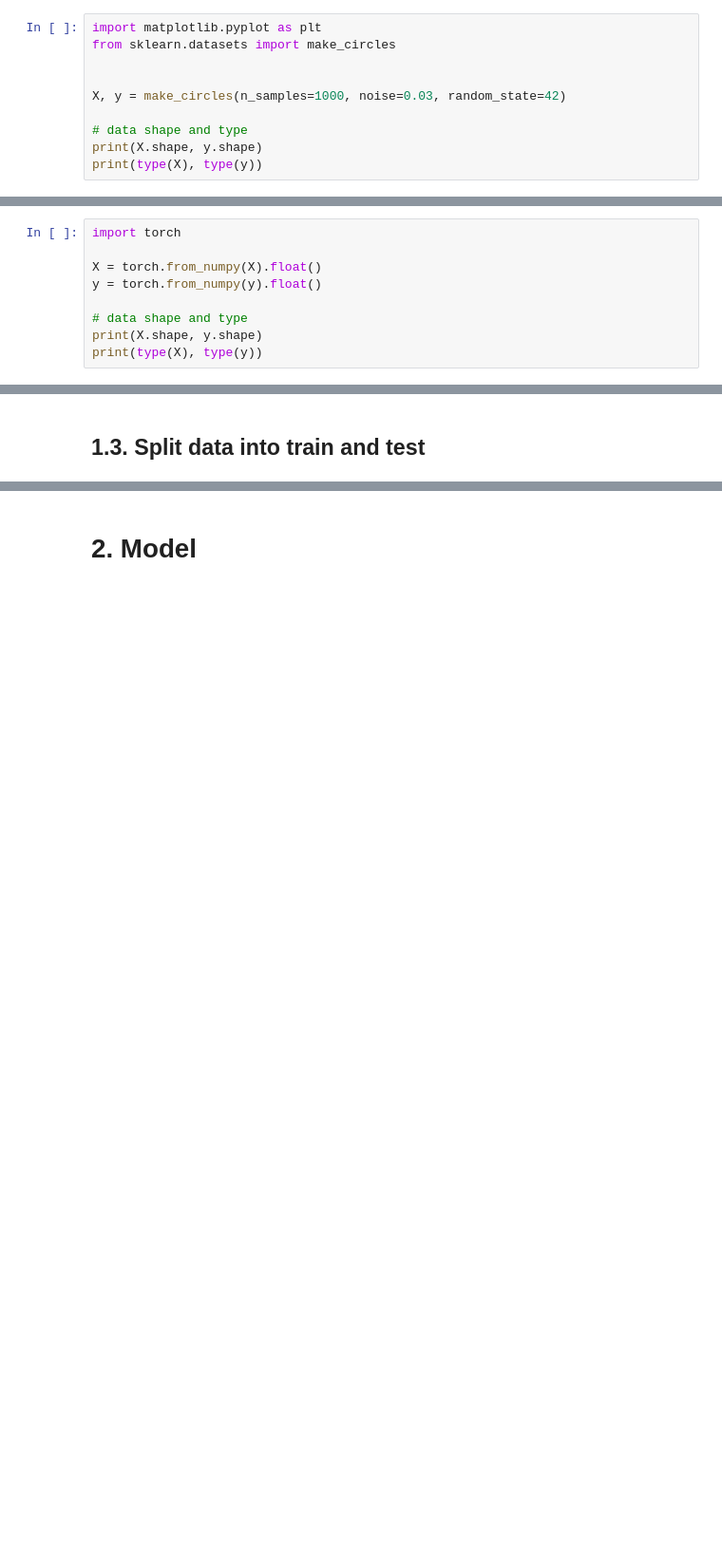
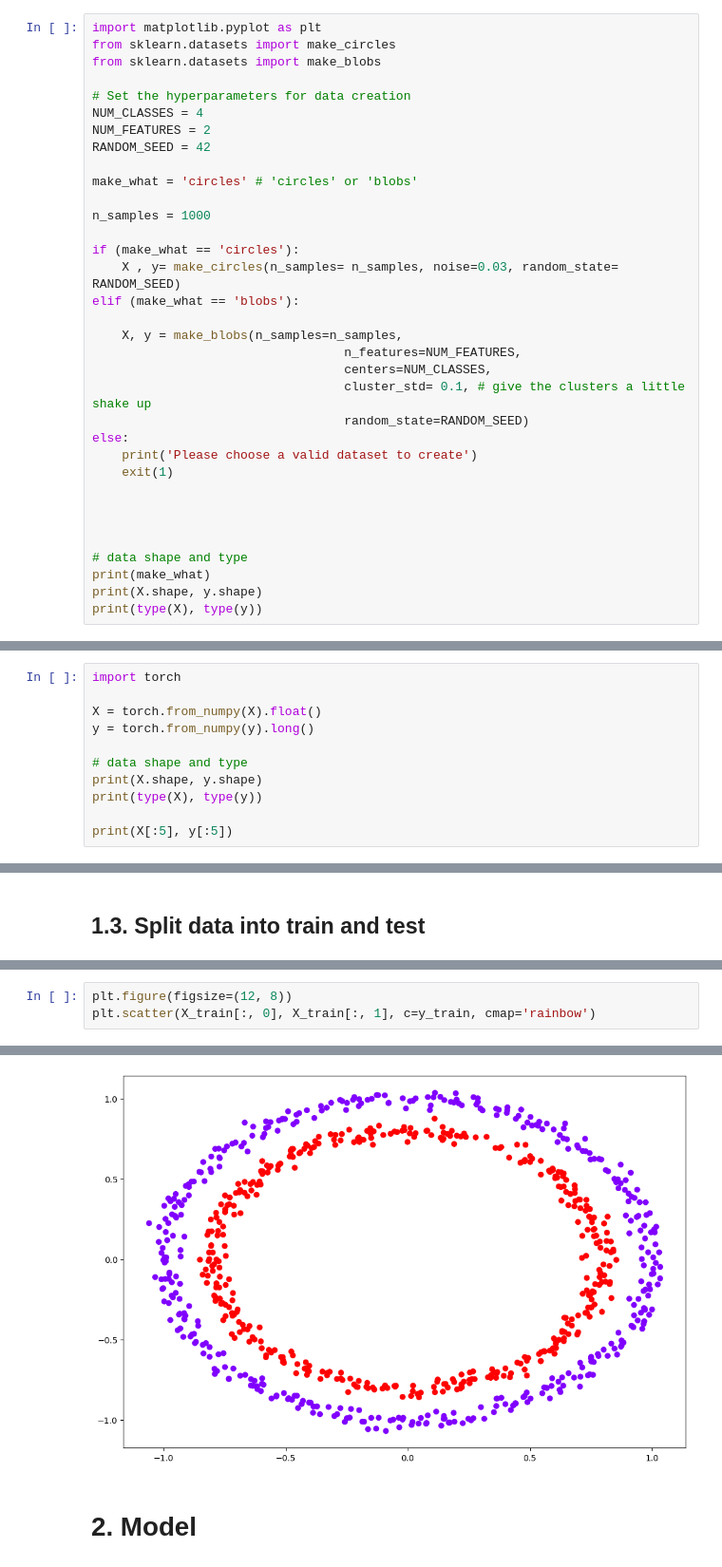
Before and after one commit to mpiza/pytorch-deep-learning, a Jupyter notebook: video_notebooks/02_pytorch_multi_class_classification_mpiza.ipynb, the cells around one changed output, grey strips where cells are left out. Shown at 95% size. Cells and saved outputs as stored; diff of their text form; blank space fills up the shorter version.

Commit message:
More modifications for multi classification. Removed binary ("circles")

```diff
--- a/video_notebooks/02_pytorch_multi_class_classification_mpiza.ipynb
+++ b/video_notebooks/02_pytorch_multi_class_classification_mpiza.ipynb
@@ -37,11 +23,35 @@ from helper_functions import plot_decision_boundary
 # %%
 import matplotlib.pyplot as plt
 from sklearn.datasets import make_circles
+from sklearn.datasets import make_blobs
+
+# Set the hyperparameters for data creation
+NUM_CLASSES = 4
+NUM_FEATURES = 2
+RANDOM_SEED = 42
+
+make_what = 'circles' # 'circles' or 'blobs'
+
+n_samples = 1000
+
+if (make_what == 'circles'):
+    X , y= make_circles(n_samples= n_samples, noise=0.03, random_state= RANDOM_SEED)
+elif (make_what == 'blobs'):
+
+    X, y = make_blobs(n_samples=n_samples,
+                                  n_features=NUM_FEATURES,
+                                  centers=NUM_CLASSES,
+                                  cluster_std= 0.1, # give the clusters a little shake up
+                                  random_state=RANDOM_SEED)
+else:
+    print('Please choose a valid dataset to create')
+    exit(1)
 
 
-X, y = make_circles(n_samples=1000, noise=0.03, random_state=42)
+
 
 # data shape and type
+print(make_what)
 print(X.shape, y.shape)
 print(type(X), type(y))
 # %% [output]
@@ -53,11 +64,13 @@ print(type(X), type(y))
 import torch
 
 X = torch.from_numpy(X).float()
-y = torch.from_numpy(y).float()
+y = torch.from_numpy(y).long()
 
 # data shape and type
 print(X.shape, y.shape)
 print(type(X), type(y))
+
+print(X[:5], y[:5])
 # %% [output]
 torch.Size([1000, 2]) torch.Size([1000])
 <class 'torch.Tensor'> <class 'torch.Tensor'>
@@ -85,0 +112,4 @@ tensor([[-0.2629,  0.8277],
+# %%
+plt.figure(figsize=(12, 8))
+plt.scatter(X_train[:, 0], X_train[:, 1], c=y_train, cmap='rainbow')
+# %% [output]
@@ -86,3 +117,4 @@ tensor([[-0.2629,  0.8277],
+[figure, added]
 # %% [markdown]
 # 2. Model
 # %% [markdown]
```
Also changed, not shown: parts of 20 cells of this notebook.
